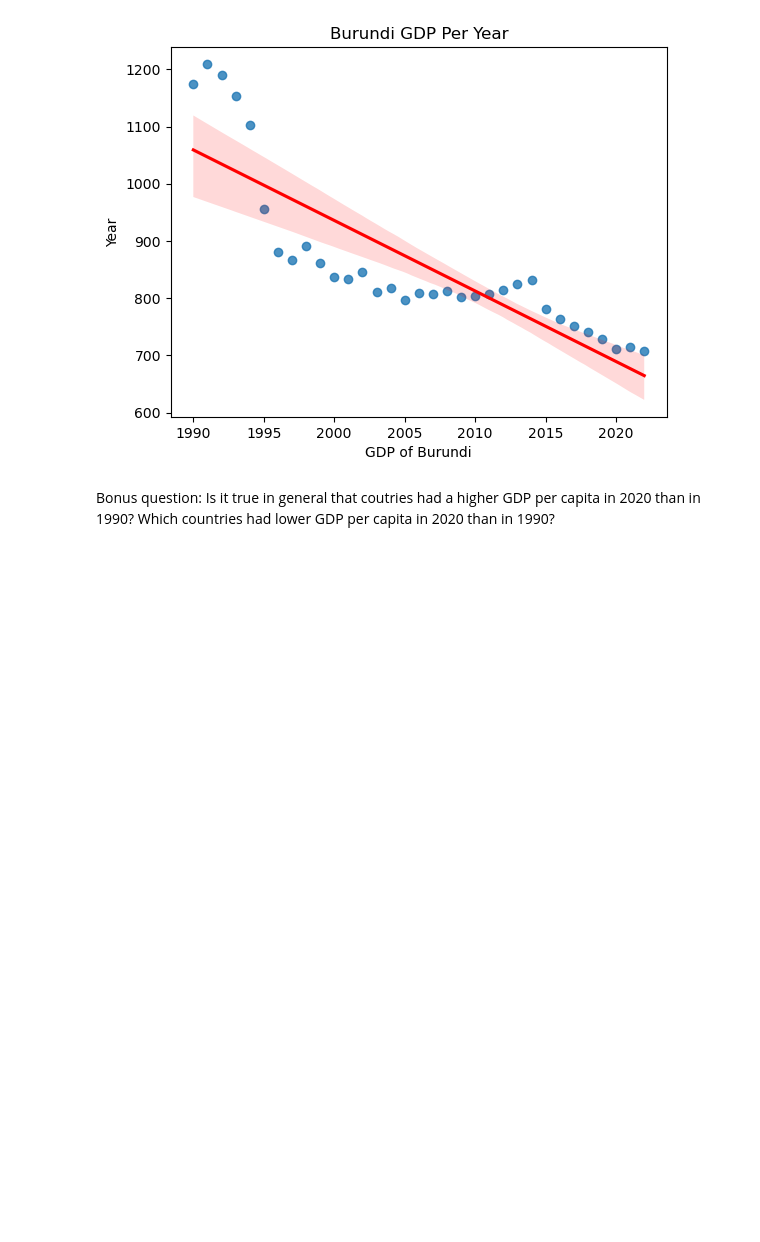
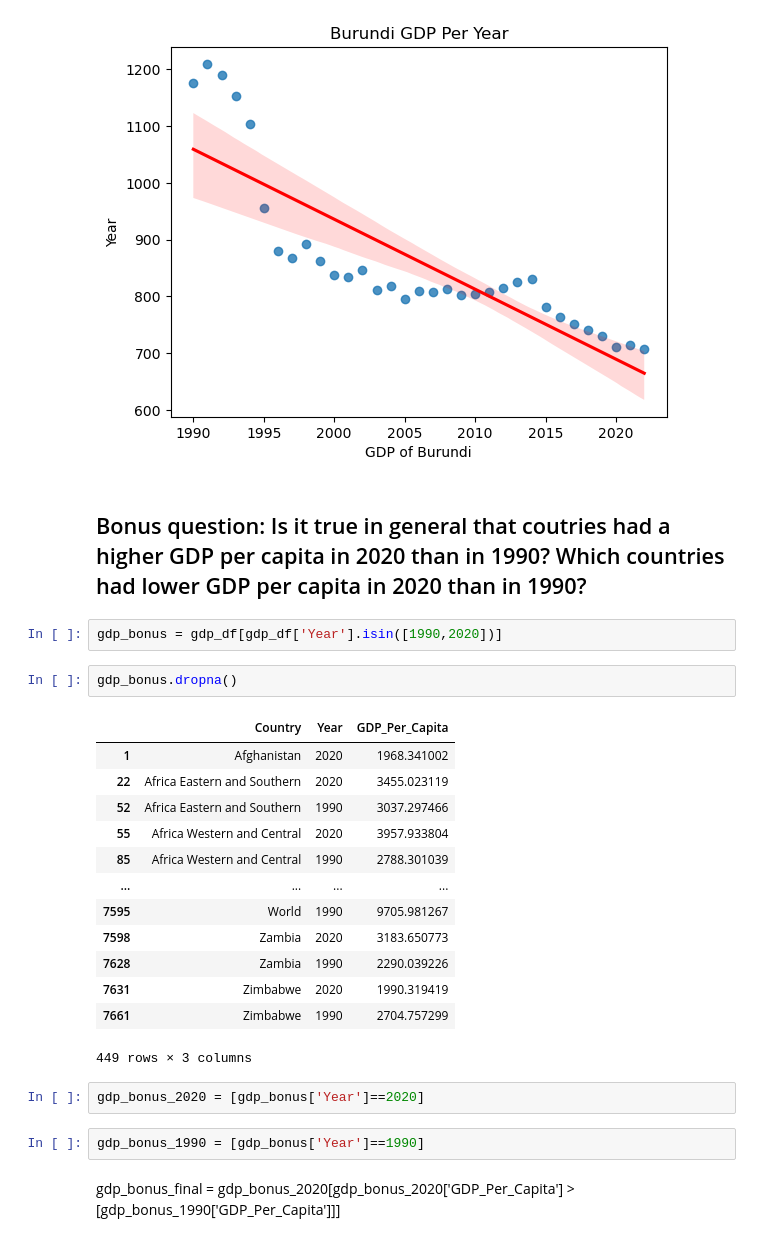
Before and after one commit to NSS-Data-Analytics-Cohort-12/un-python-John-ODell, a Jupyter notebook: notebooks/UN_JohnO.ipynb, the cells around one changed output. Saved outputs shown, nothing was run; the diff lists cells and outputs as text; blank space fills up the shorter version.

```diff
--- a/notebooks/UN_JohnO.ipynb
+++ b/notebooks/UN_JohnO.ipynb
@@ -229,4 +258,28 @@ plt.show()
 # %% [output]
 [figure]
 # %% [markdown]
- Bonus question: Is it true in general that coutries had a higher GDP per capita in 2020 than in 1990? Which countries had lower GDP per capita in 2020 than in 1990?
+ ## Bonus question: Is it true in general that coutries had a higher GDP per capita in 2020 than in 1990? Which countries had lower GDP per capita in 2020 than in 1990?
+# %%
+gdp_bonus = gdp_df[gdp_df['Year'].isin([1990,2020])]
+# %%
+gdp_bonus.dropna()
+# %% [output]
+|  | Country | Year | GDP_Per_Capita |
+| 1 | Afghanistan | 2020 | 1968.341002 |
+| 22 | Africa Eastern and Southern | 2020 | 3455.023119 |
+| 52 | Africa Eastern and Southern | 1990 | 3037.297466 |
+| 55 | Africa Western and Central | 2020 | 3957.933804 |
+| 85 | Africa Western and Central | 1990 | 2788.301039 |
+| ... | ... | ... | ... |
+| 7595 | World | 1990 | 9705.981267 |
+| 7598 | Zambia | 2020 | 3183.650773 |
+| 7628 | Zambia | 1990 | 2290.039226 |
+| 7631 | Zimbabwe | 2020 | 1990.319419 |
+| 7661 | Zimbabwe | 1990 | 2704.757299 |
+449 rows × 3 columns
+# %%
+gdp_bonus_2020 = [gdp_bonus['Year']==2020]
+# %%
+gdp_bonus_1990 = [gdp_bonus['Year']==1990]
+# %% [markdown]
+gdp_bonus_final = gdp_bonus_2020[gdp_bonus_2020['GDP_Per_Capita'] > [gdp_bonus_1990['GDP_Per_Capita']]]
```
Also changed, not shown: parts of 44 cells of this notebook.
